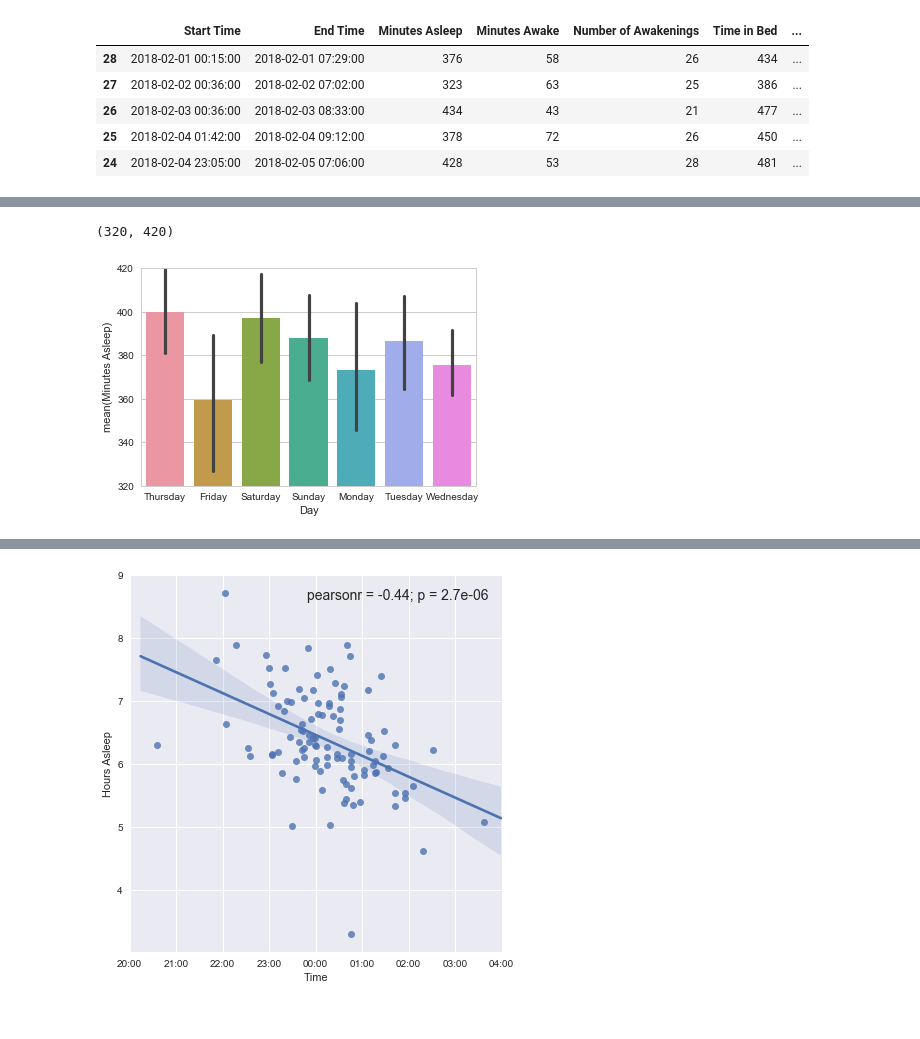
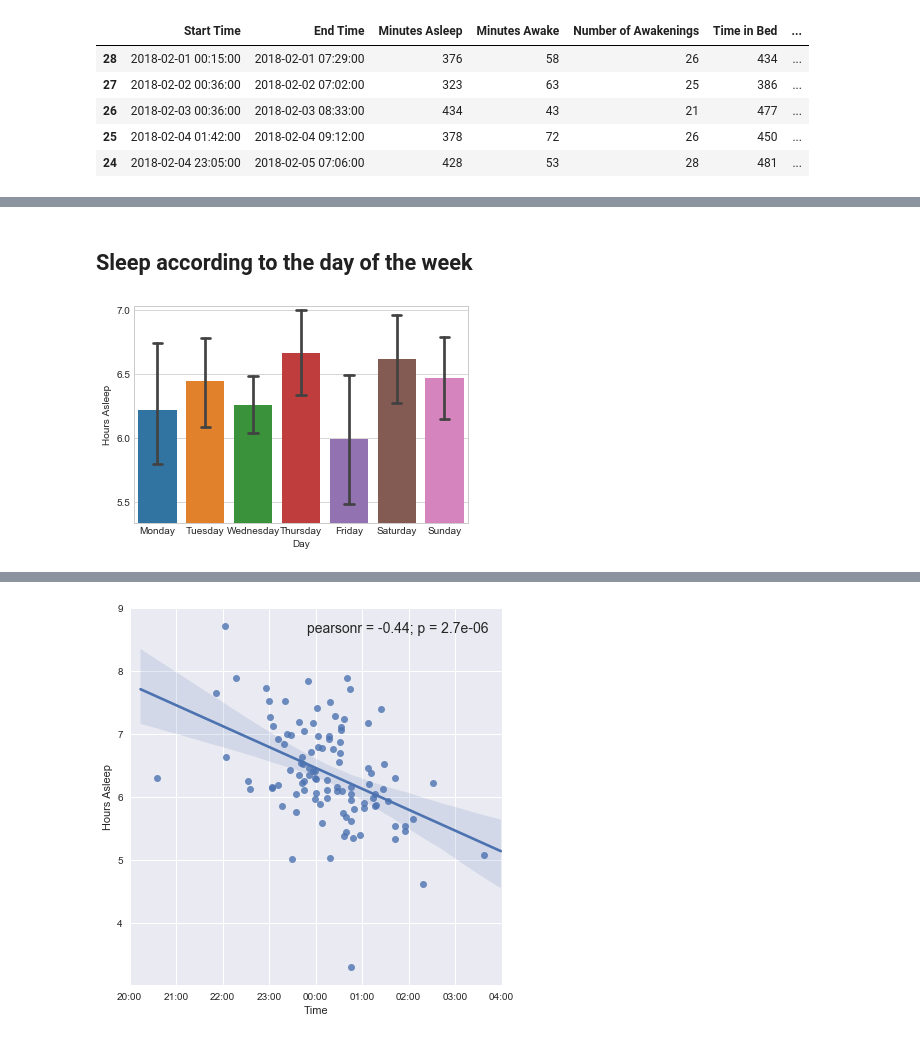
Before and after one commit to kadamkaustubh/Sleep-Analysis, a Jupyter notebook: Sleepstudy.ipynb, the cells around one changed output, grey strips where cells are left out. Drawn from its saved outputs; the diff is of its cells as text; code cells hidden in the pictures.

```diff
--- a/Sleepstudy.ipynb
+++ b/Sleepstudy.ipynb
@@ -72,11 +78,18 @@ plt.savefig('hoursawake.png', bbox_inches='tight')
 daymean=sleep.groupby(['Day']).mean()['Minutes Asleep']
 daymedian=sleep.groupby(['Day']).median()['Minutes Asleep']
 daydev=sleep.groupby(['Day']).std()['Minutes Asleep']
+# %% [markdown]
+## Sleep according to the day of the week
 # %%
 sns.set_style("whitegrid")
-ax = sns.barplot(x='Day',y='Minutes Asleep',data=sleep)
+daysorder=['Monday','Tuesday','Wednesday','Thursday','Friday','Saturday','Sunday']
+ax = sns.barplot(x='Day',y='Minutes Asleep',capsize=0.2,order=daysorder,data=sleep)
 axis=ax.axes
-axis.set_ylim(320,420)
+axis.set_ylim(320,422)
+hourticks=np.array([330+30*i for i in range(4)])
+axis.set_yticks(hourticks)
+axis.set_yticklabels(hourticks/60)
+axis.set_ylabel('Hours Asleep')
+plt.savefig('daysleep.png', bbox_inches='tight')
 # %% [output]
-(320, 420)
-[figure, old version]
+[figure, new version]
```
Also changed, not shown: parts of 15 cells of this notebook, 2 other files.
